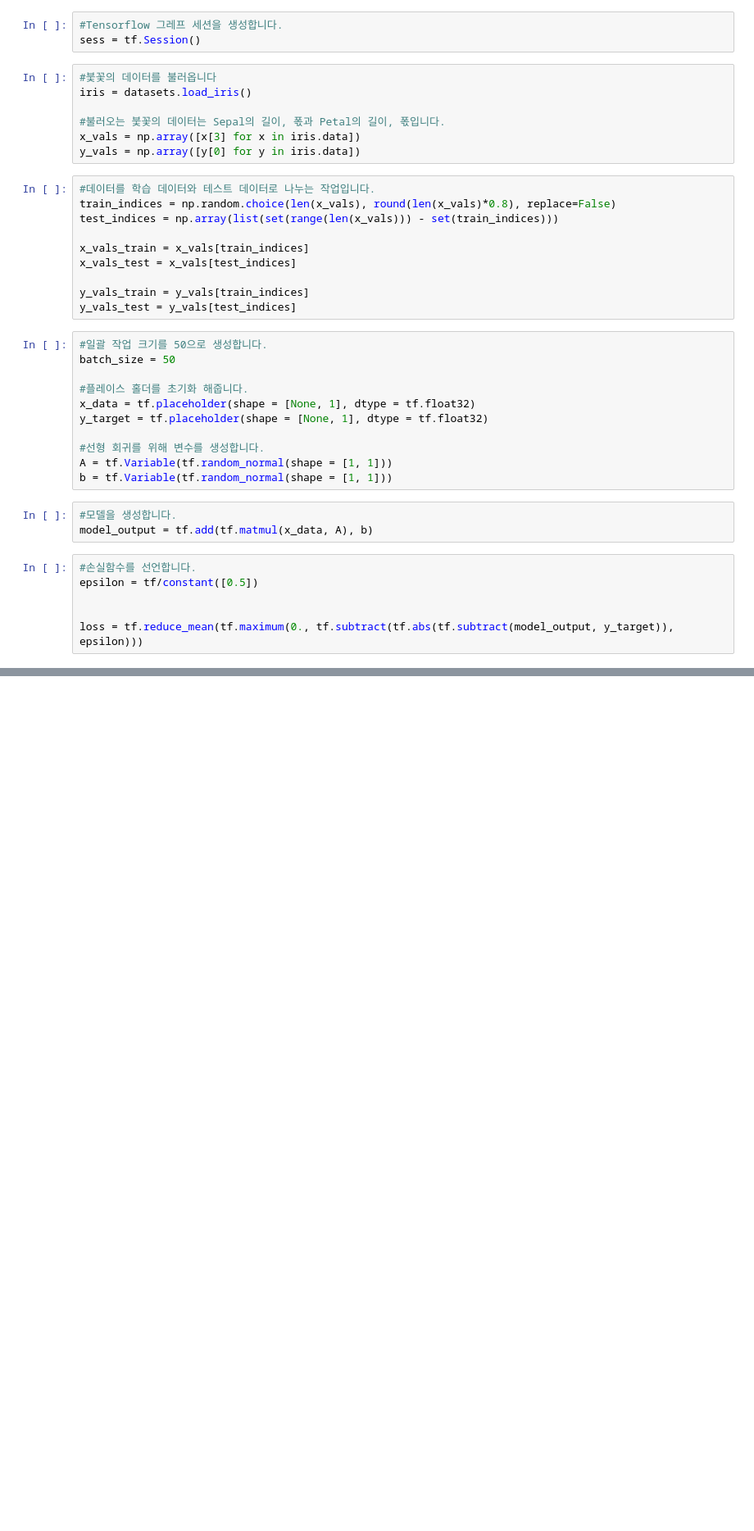
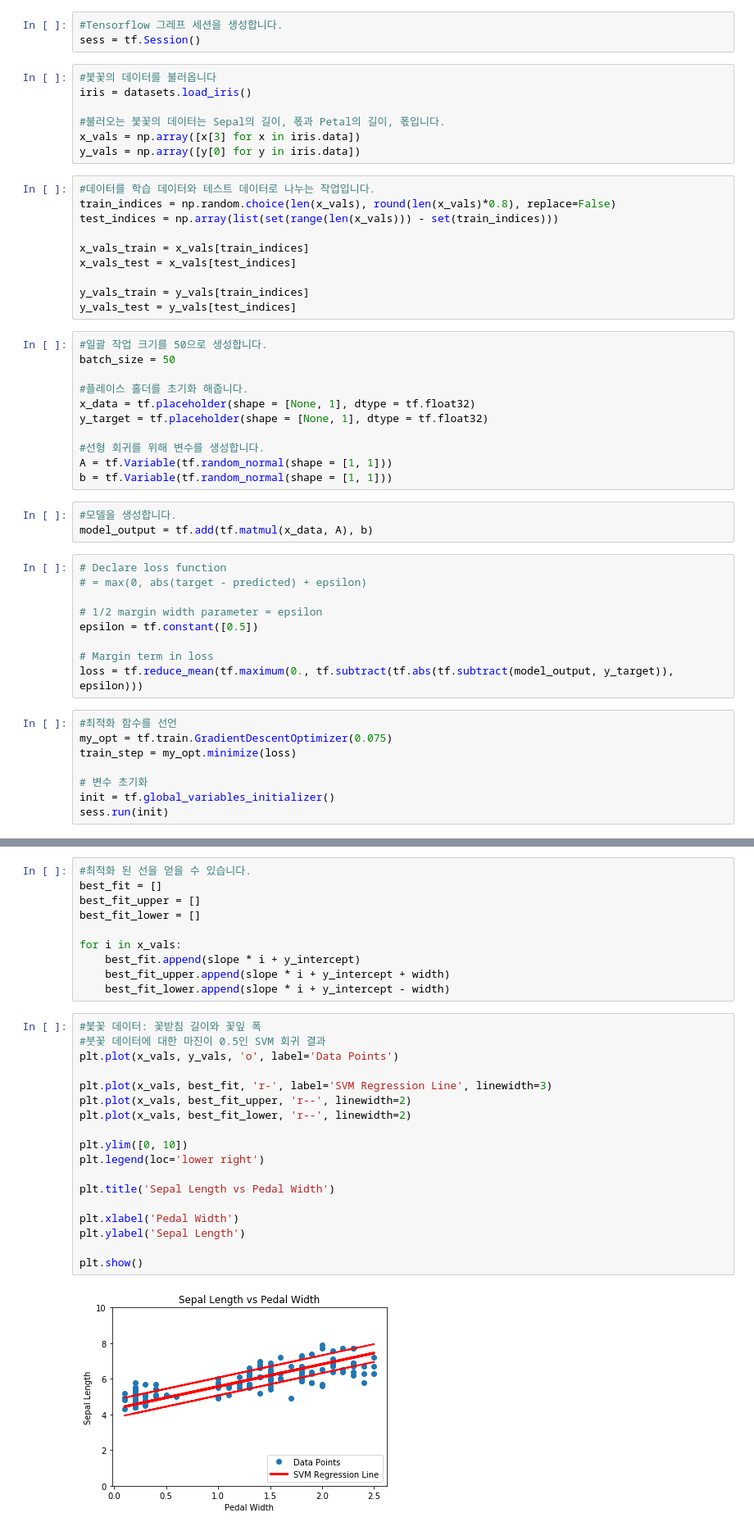
Before and after one commit to Junist96/OCL, a Jupyter notebook: Support Vector Machine/붓꽃 품종을 선형 회귀로 축소하기.ipynb, the cells around one changed output, grey strips where cells are left out. Shown at 82% size. Drawn from its saved outputs; the diff is of its cells as text; blank space fills up the shorter version.

```diff
--- a/Support Vector Machine/붓꽃 품종을 선형 회귀로 축소하기.ipynb
+++ b/Support Vector Machine/붓꽃 품종을 선형 회귀로 축소하기.ipynb
@@ -41,8 +41,19 @@ b = tf.Variable(tf.random_normal(shape = [1, 1]))
 #모델을 생성합니다.
 model_output = tf.add(tf.matmul(x_data, A), b)
 # %%
-#손실함수를 선언합니다.
-epsilon = tf/constant([0.5])
+# Declare loss function
+# = max(0, abs(target - predicted) + epsilon)
 
+# 1/2 margin width parameter = epsilon
+epsilon = tf.constant([0.5])
 
+# Margin term in loss
 loss = tf.reduce_mean(tf.maximum(0., tf.subtract(tf.abs(tf.subtract(model_output, y_target)), epsilon)))
+# %%
+#최적화 함수를 선언
+my_opt = tf.train.GradientDescentOptimizer(0.075)
+train_step = my_opt.minimize(loss)
+
+# 변수 초기화
+init = tf.global_variables_initializer()
+sess.run(init)
@@ -48,0 +109,30 @@ loss = tf.reduce_mean(tf.maximum(0., tf.subtract(tf.abs(tf.subtract(model_output
+# %%
+#최적화 된 선을 얻을 수 있습니다.
+best_fit = []
+best_fit_upper = []
+best_fit_lower = []
+
+for i in x_vals:
+    best_fit.append(slope * i + y_intercept)
+    best_fit_upper.append(slope * i + y_intercept + width)
+    best_fit_lower.append(slope * i + y_intercept - width)
+# %%
+#붗꽃 데이터: 꽃받침 길이와 꽃잎 폭
+#붓꽃 데이터에 대한 마진이 0.5인 SVM 회귀 결과
+plt.plot(x_vals, y_vals, 'o', label='Data Points')
+
+plt.plot(x_vals, best_fit, 'r-', label='SVM Regression Line', linewidth=3)
+plt.plot(x_vals, best_fit_upper, 'r--', linewidth=2)
+plt.plot(x_vals, best_fit_lower, 'r--', linewidth=2)
+
+plt.ylim([0, 10])
+plt.legend(loc='lower right')
+
+plt.title('Sepal Length vs Pedal Width')
+
+plt.xlabel('Pedal Width')
+plt.ylabel('Sepal Length')
+
+plt.show()
+# %% [output]
+[figure, added]
```
Also changed, not shown: parts of 3 cells of this notebook.
